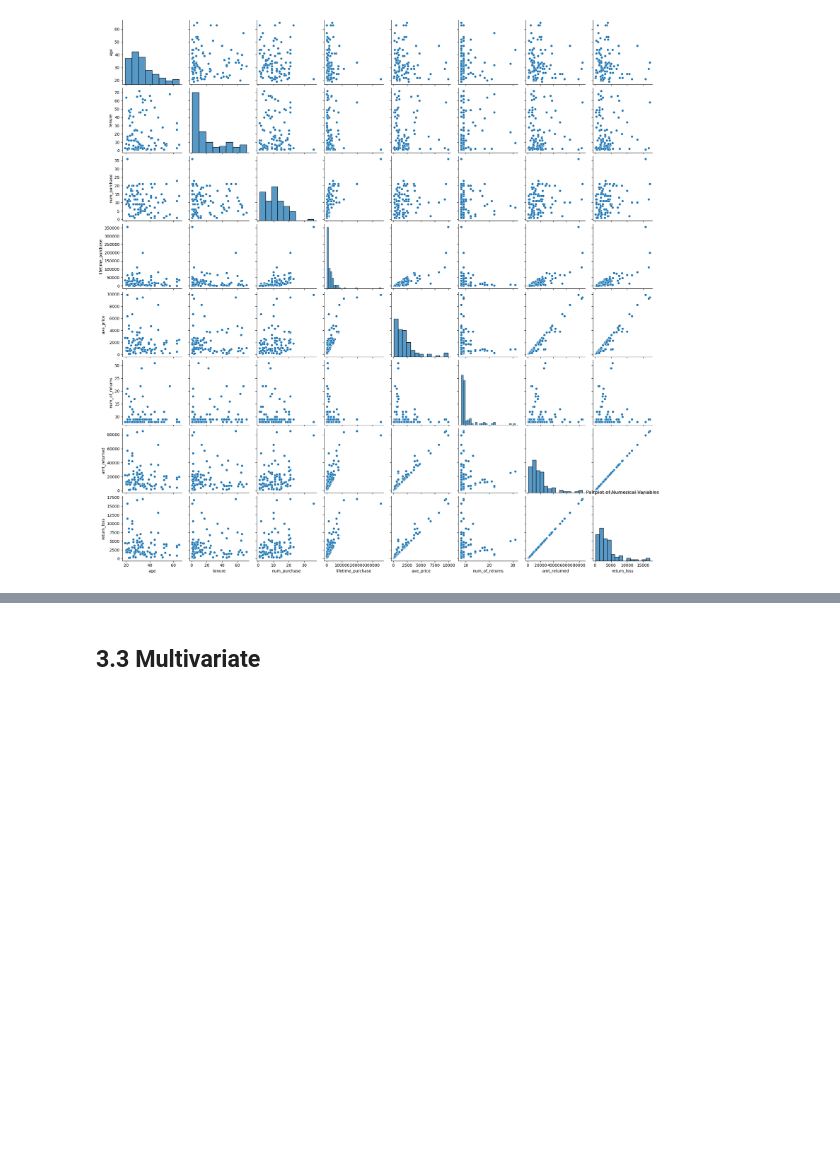
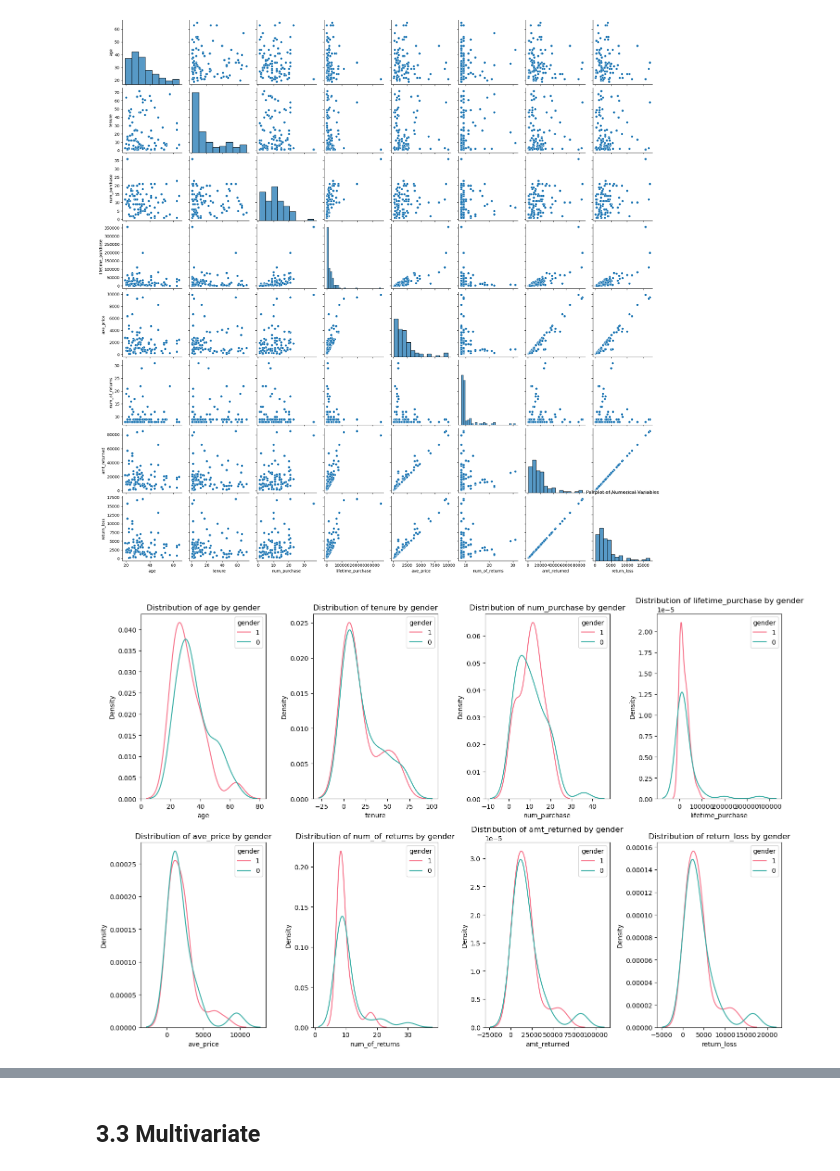
Before and after one commit to MarkPhamm/AI---ML, a Jupyter notebook: end-to-end.ipynb, the cells around one changed output, grey strips where cells are left out. Saved outputs shown, nothing was run; the diff lists cells and outputs as text; code cells hidden in the pictures; blank space fills up the shorter version.

```diff
--- a/end-to-end.ipynb
+++ b/end-to-end.ipynb
@@ -380,7 +372,7 @@ Name: experience, dtype: object
 # %% [markdown]
 <h1 style="color:red;"><strong> 4. EDA</h1>
 # %%
-df = pd.read_csv(r'dataset\CustomerReturns.csv')
+df = pd.read_csv(r'dataset\customer_returns.csv')
 # %%
 df = rename_columns(df)
 # %%
@@ -452,3 +444,37 @@ plt.title('Pairplot of Numerical Variables')
 plt.show()
 # %% [output]
 [figure]
+# %%
+def plot_distribution_curves(df, columns, hue_column):
+    """
+    Plot distribution curves for each column in the DataFrame
+    with respect to the specified hue column using different colors.
+
+    Parameters:
+        df (pandas.DataFrame): DataFrame containing the data.
+        columns (list): List of columns to plot.
+        hue_column (str): Column to use for coloring the distribution curves.
+
+    Returns:
+        None
+    """
+    colors = sns.color_palette("husl", len(df[hue_column].unique()))
+
+    num_plots = len(columns)
+    fig, axes = plt.subplots(nrows=2, ncols=num_plots // 2, figsize=(15, 10))
+    axes = axes.flatten()  # Flatten the 2D array of axes to 1D for easy iteration
+
+    for i, col in enumerate(columns):
+        for j, value in enumerate(df[hue_column].unique()):
+            sns.kdeplot(data=df[df[hue_column] == value], x=col, color=colors[j], ax=axes[i])
+        axes[i].set_title(f"Distribution of {col} by {hue_column}")
+        axes[i].set_xlabel(col)
+        axes[i].set_ylabel('Density')
+        axes[i].legend(df[hue_column].unique(), title=hue_column)
+
+    plt.tight_layout()
+    plt.show()
+# %%
+plot_distribution_curves(df, numerical_columns, 'gender')
+# %% [output]
+[figure, added]
```
Also changed, not shown: parts of 20 cells of this notebook.
